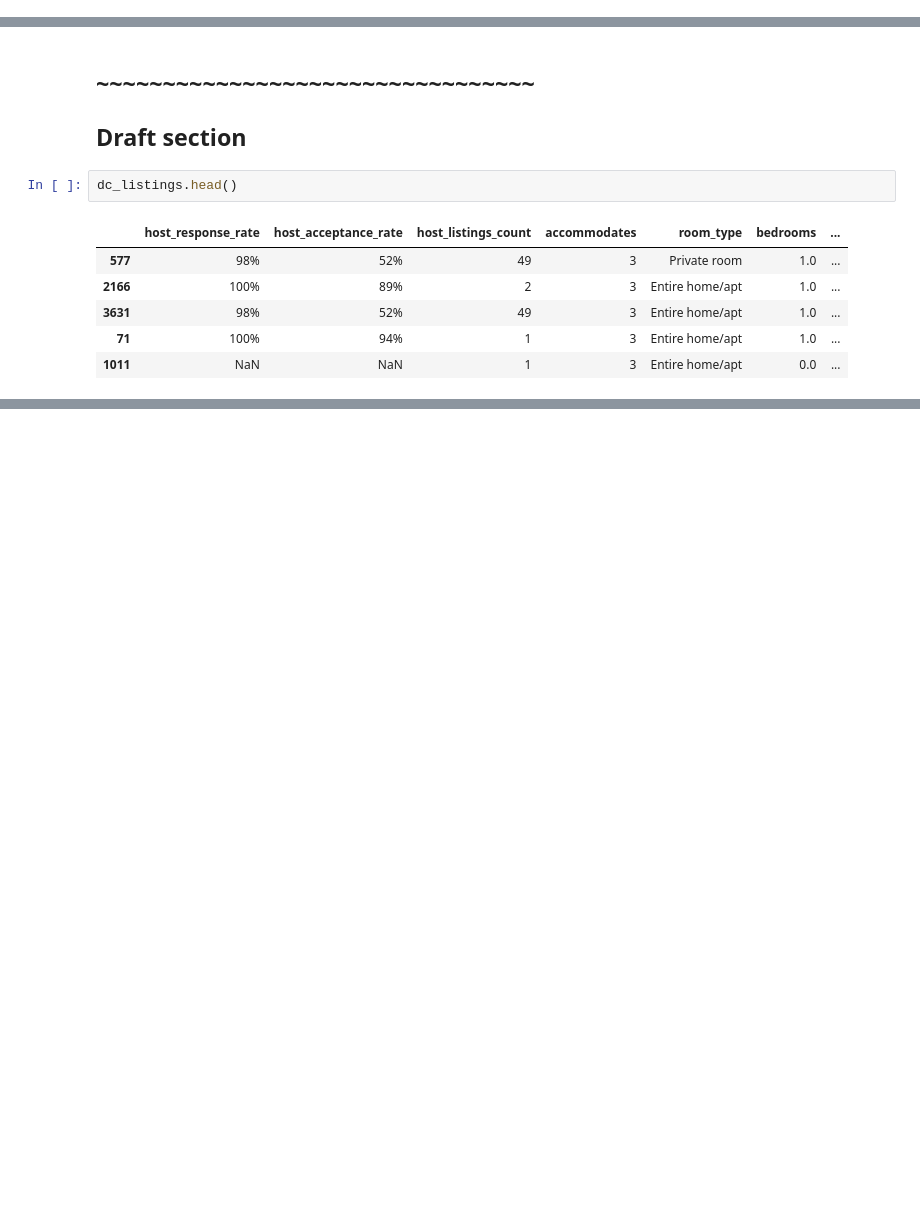
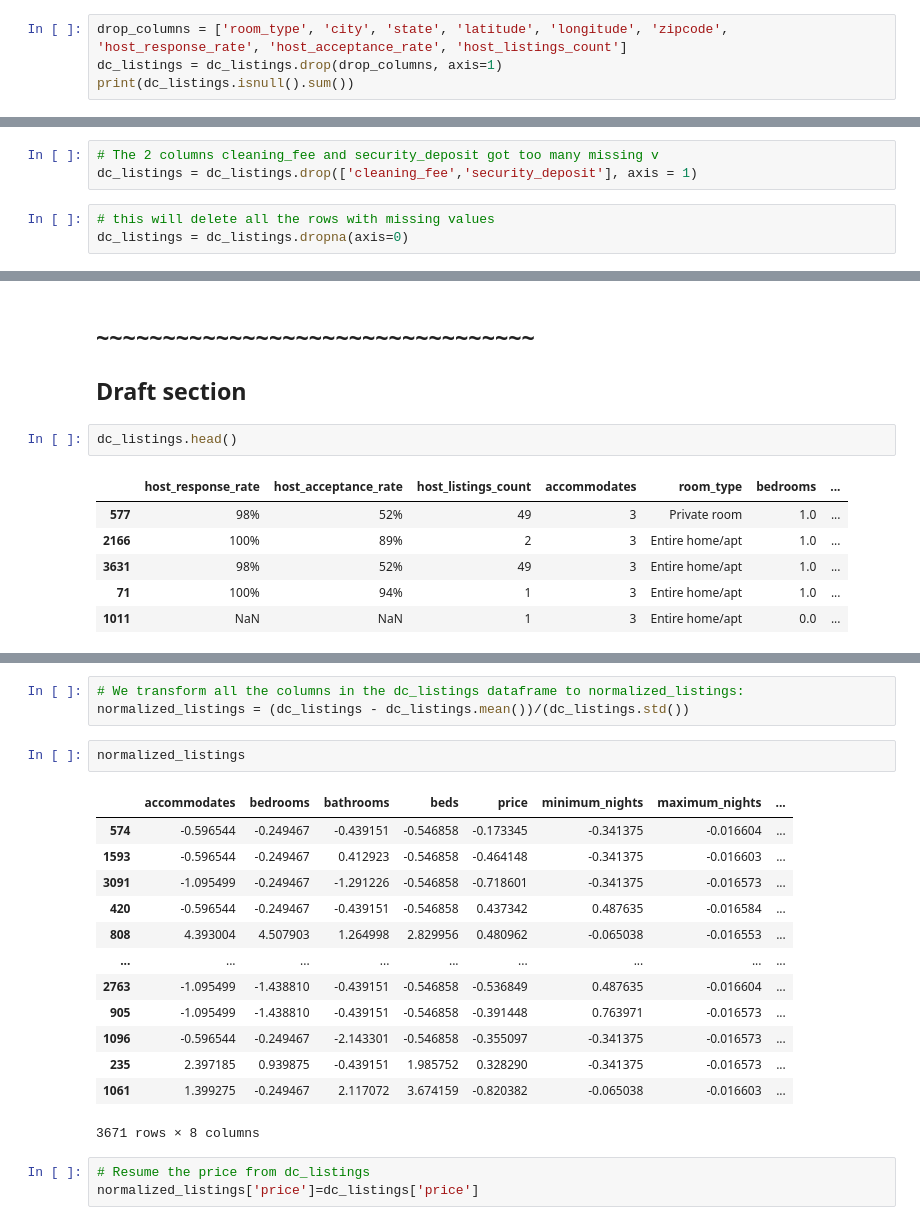
Before and after one commit to joeng2004/dataQuest, a Jupyter notebook: Part 7 ML Intro/Part7_1_v2.ipynb, the cells around one changed output, grey strips where cells are left out. Saved outputs shown, nothing was run; the diff lists cells and outputs as text; blank space fills up the shorter version.

```diff
--- a/Part 7 ML Intro/Part7_1_v2.ipynb
+++ b/Part 7 ML Intro/Part7_1_v2.ipynb
@@ -143,0 +284,4 @@ predict_price(4):197.6
+# %%
+drop_columns = ['room_type', 'city', 'state', 'latitude', 'longitude', 'zipcode', 'host_response_rate', 'host_acceptance_rate', 'host_listings_count']
+dc_listings = dc_listings.drop(drop_columns, axis=1)
+print(dc_listings.isnull().sum())
@@ -143,0 +300,6 @@ predict_price(4):197.6
+# %%
+# The 2 columns cleaning_fee and security_deposit got too many missing v
+dc_listings = dc_listings.drop(['cleaning_fee','security_deposit'], axis = 1)
+# %%
+# this will delete all the rows with missing values
+dc_listings = dc_listings.dropna(axis=0)
@@ -155,0 +334,22 @@ dc_listings.head()
+# %%
+# We transform all the columns in the dc_listings dataframe to normalized_listings:
+normalized_listings = (dc_listings - dc_listings.mean())/(dc_listings.std())
+# %%
+normalized_listings
+# %% [output]
+|  | accommodates | bedrooms | bathrooms | beds | price | minimum_nights | maximum_nights | ... |
+| 574 | -0.596544 | -0.249467 | -0.439151 | -0.546858 | -0.173345 | -0.341375 | -0.016604 | ... |
+| 1593 | -0.596544 | -0.249467 | 0.412923 | -0.546858 | -0.464148 | -0.341375 | -0.016603 | ... |
+| 3091 | -1.095499 | -0.249467 | -1.291226 | -0.546858 | -0.718601 | -0.341375 | -0.016573 | ... |
+| 420 | -0.596544 | -0.249467 | -0.439151 | -0.546858 | 0.437342 | 0.487635 | -0.016584 | ... |
+| 808 | 4.393004 | 4.507903 | 1.264998 | 2.829956 | 0.480962 | -0.065038 | -0.016553 | ... |
+| ... | ... | ... | ... | ... | ... | ... | ... | ... |
+| 2763 | -1.095499 | -1.438810 | -0.439151 | -0.546858 | -0.536849 | 0.487635 | -0.016604 | ... |
+| 905 | -1.095499 | -1.438810 | -0.439151 | -0.546858 | -0.391448 | 0.763971 | -0.016573 | ... |
+| 1096 | -0.596544 | -0.249467 | -2.143301 | -0.546858 | -0.355097 | -0.341375 | -0.016573 | ... |
+| 235 | 2.397185 | 0.939875 | -0.439151 | 1.985752 | 0.328290 | -0.341375 | -0.016573 | ... |
+| 1061 | 1.399275 | -0.249467 | 2.117072 | 3.674159 | -0.820382 | -0.065038 | -0.016603 | ... |
+3671 rows × 8 columns
+# %%
+# Resume the price from dc_listings
+normalized_listings['price']=dc_listings['price']
```
Also changed, not shown: parts of 30 cells of this notebook, 2 other files.
